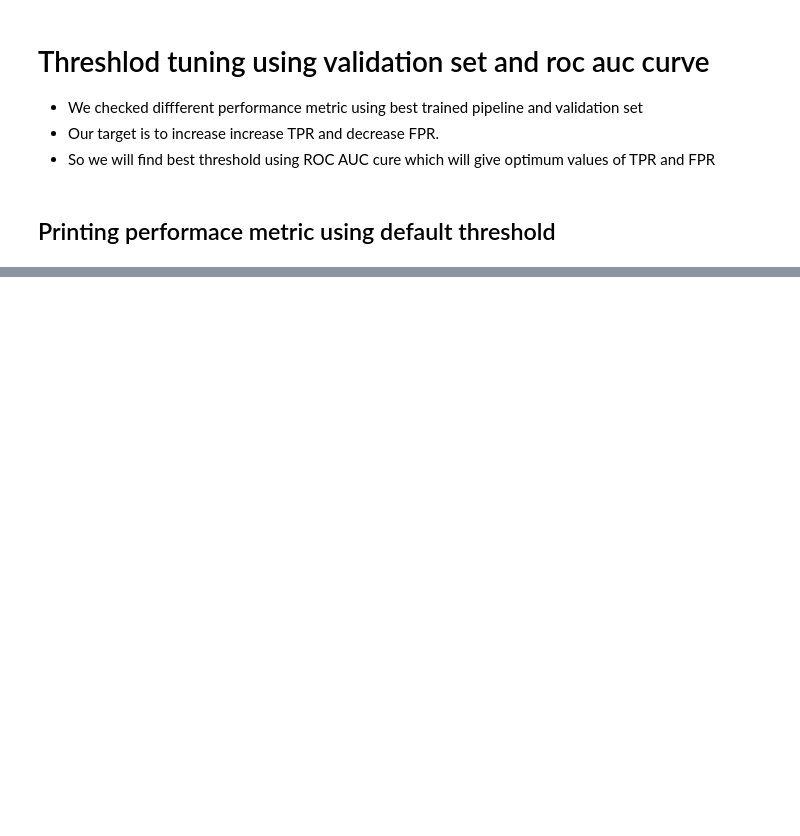
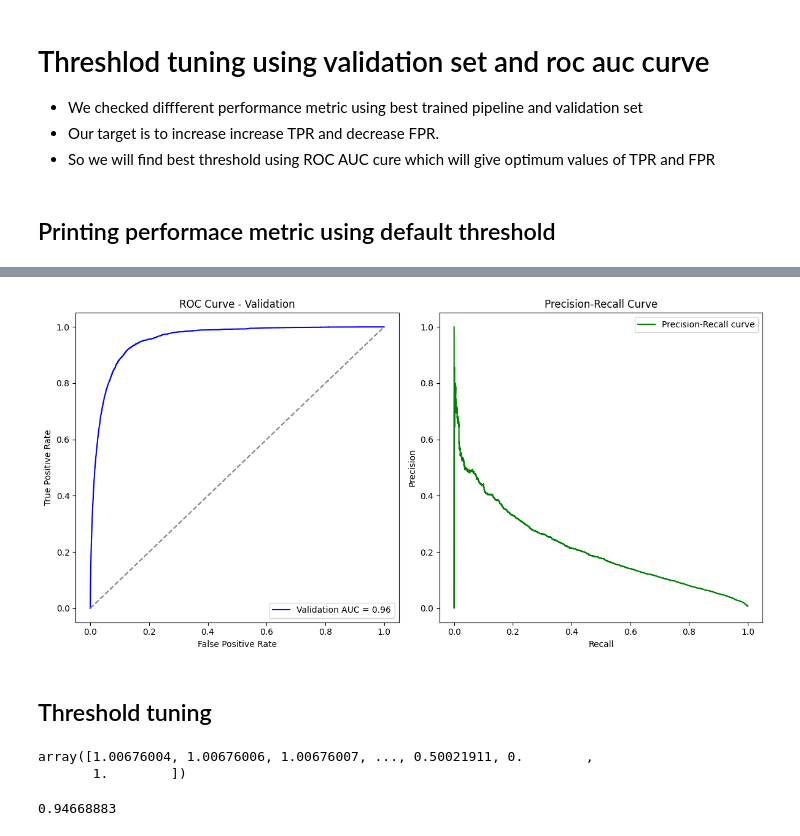
Before and after one commit to azmd801/back_order_prediction, a Jupyter notebook: notebook/Data_transformation_&_Model_Selection.ipynb, the cells around one changed output, grey strips where cells are left out. Drawn from its saved outputs; the diff is of its cells as text; code cells hidden in the pictures; blank space fills up the shorter version.

```diff
--- a/notebook/Data_transformation_&_Model_Selection.ipynb
+++ b/notebook/Data_transformation_&_Model_Selection.ipynb
@@ -953,0 +906,50 @@ from sklearn.metrics import balanced_accuracy_score
+# %%
+import matplotlib.pyplot as plt
+from sklearn.metrics import roc_curve, auc, precision_recall_curve
+
+def plot_roc_pr_curves(y_val_pred_proba, y_val, ml_pipeline):
+    # y_val_pred_proba = ml_pipeline.predict_proba(X_val)[:, 1]
+
+    # ROC Curve
+    fpr_val, tpr_val, threshold_roc = roc_curve(y_val, y_val_pred_proba)
+    auc_val = auc(fpr_val, tpr_val)
+
+    # Precision-Recall Curve
+    precision_val, recall_val, threshold_pr = precision_recall_curve(y_val, y_val_pred_proba)
+
+    # Plot ROC AUC curve
+    plt.figure(figsize=(12, 6))
+
+    # ROC Curve
+    plt.subplot(1, 2, 1)
+    plt.plot(fpr_val, tpr_val, color='blue', label=f'Validation AUC = {auc_val:.2f}')
+    plt.plot([0, 1], [0, 1], color='gray', linestyle='--')
+    plt.xlabel('False Positive Rate')
+    plt.ylabel('True Positive Rate')
+    plt.title('ROC Curve - Validation')
+    plt.legend()
+
+    # Precision-Recall Curve
+    plt.subplot(1, 2, 2)
+    plt.plot(recall_val, precision_val, color='green', label='Precision-Recall curve')
+    plt.xlabel('Recall')
+    plt.ylabel('Precision')
+    plt.title('Precision-Recall Curve')
+    plt.legend()
+
+    plt.tight_layout()
+    plt.show()
+
+    return precision_val, recall_val, threshold_pr
+
+# Call the function with your data and model
+precision, recall, threshold = plot_roc_pr_curves(y_val_pred_proba, y_val, best_ml_pipeline)
+# %% [output]
+[figure, added]
+# %% [markdown]
+## Threshold tuning
+# %%
+(precision + recall)
+# %% [output]
+array([1.00676004, 1.00676006, 1.00676007, ..., 0.50021911, 0.        ,
+       1.        ])
@@ -953,0 +958,4 @@ from sklearn.metrics import balanced_accuracy_score
+# %%
+best_t
+# %% [output]
+0.94668883
```
Also changed, not shown: parts of 21 cells of this notebook.
